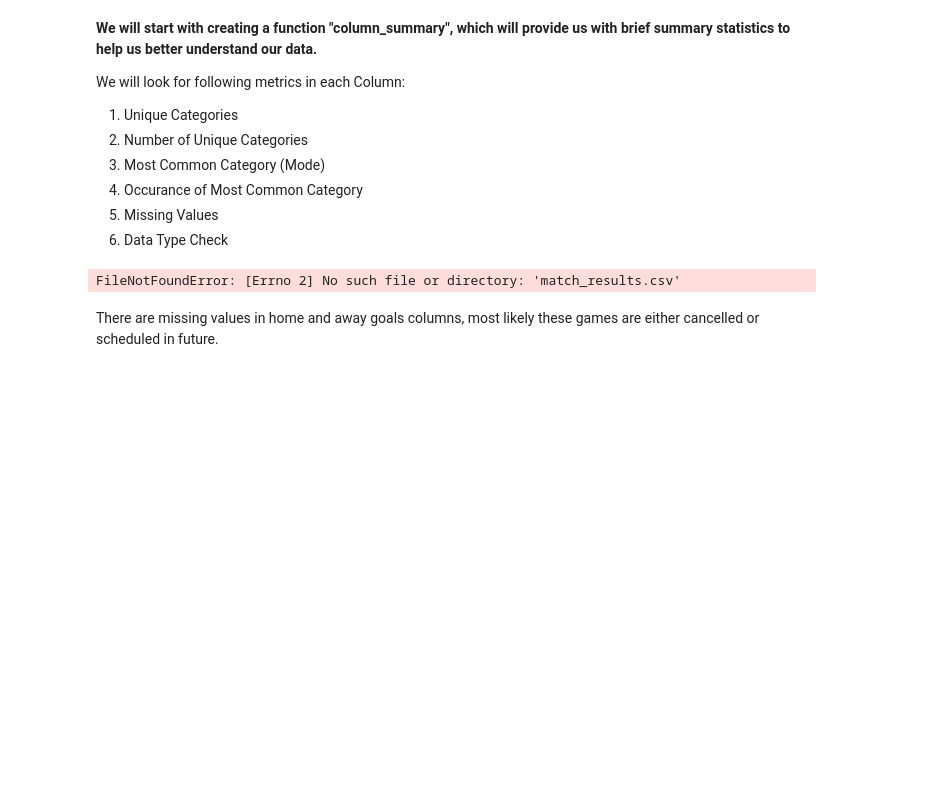
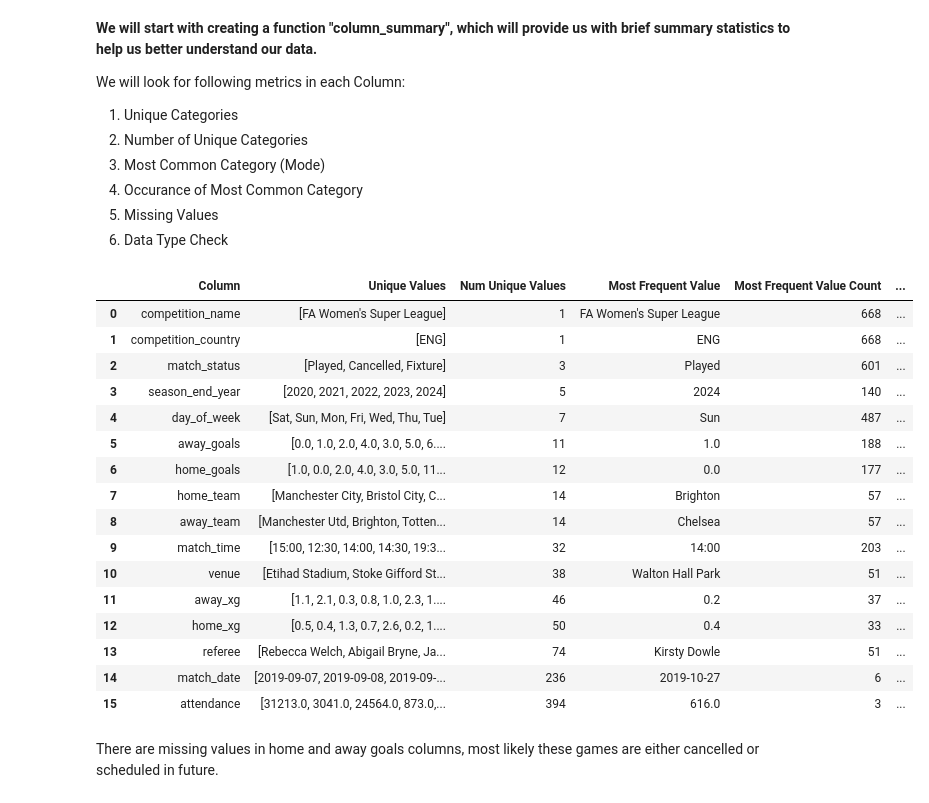
Before and after one commit to tahabinzafar/Data-Task---Portas, a Jupyter notebook: analysis.ipynb, the cells around one changed output. Cells and saved outputs as stored; diff of their text form; code cells hidden in the pictures; blank space fills up the shorter version.

```diff
--- a/analysis.ipynb
+++ b/analysis.ipynb
@@ -61,32 +61,45 @@ We will look for following metrics in each Column:
 4. Missing Values
 5. Data Type Check
 # %%
-# Load Data
-df = pd.read_csv('match_results.csv')
-
 # Displays Column Wise Summary Statistics
 def column_summary(df):
     summary_data = []
 
     for column in df.columns:
         unique_values = df[column].unique()
         num_unique_values = len(unique_values)
         most_frequent_value = df[column].mode().values[0]
         missing_data = df[column].isna().sum()
         most_frequent_count = df[column].value_counts().max()  # Count of the most frequent value
         data_type_check = df[column].dtype
 
         summary_data.append([column, unique_values, num_unique_values, most_frequent_value, most_frequent_count, missing_data, data_type_check])
 
     summary_df = pd.DataFrame(summary_data, columns=['Column', 'Unique Values', 'Num Unique Values', 'Most Frequent Value', 'Most Frequent Value Count', 'Missing Values Count', 'Data Type Check'])
     return summary_df
 
 summary = column_summary(df)
 summary.sort_values(by=['Num Unique Values'], inplace=True)
 
 summary.reset_index(drop=True)
 # %% [output]
-FileNotFoundError: [Errno 2] No such file or directory: 'match_results.csv'
+|  | Column | Unique Values | Num Unique Values | Most Frequent Value | Most Frequent Value Count | ... |
+| 0 | competition_name | [FA Women's Super League] | 1 | FA Women's Super League | 668 | ... |
+| 1 | competition_country | [ENG] | 1 | ENG | 668 | ... |
+| 2 | match_status | [Played, Cancelled, Fixture] | 3 | Played | 601 | ... |
+| 3 | season_end_year | [2020, 2021, 2022, 2023, 2024] | 5 | 2024 | 140 | ... |
+| 4 | day_of_week | [Sat, Sun, Mon, Fri, Wed, Thu, Tue] | 7 | Sun | 487 | ... |
+| 5 | away_goals | [0.0, 1.0, 2.0, 4.0, 3.0, 5.0, 6.... | 11 | 1.0 | 188 | ... |
+| 6 | home_goals | [1.0, 0.0, 2.0, 4.0, 3.0, 5.0, 11... | 12 | 0.0 | 177 | ... |
+| 7 | home_team | [Manchester City, Bristol City, C... | 14 | Brighton | 57 | ... |
+| 8 | away_team | [Manchester Utd, Brighton, Totten... | 14 | Chelsea | 57 | ... |
+| 9 | match_time | [15:00, 12:30, 14:00, 14:30, 19:3... | 32 | 14:00 | 203 | ... |
+| 10 | venue | [Etihad Stadium, Stoke Gifford St... | 38 | Walton Hall Park | 51 | ... |
+| 11 | away_xg | [1.1, 2.1, 0.3, 0.8, 1.0, 2.3, 1.... | 46 | 0.2 | 37 | ... |
+| 12 | home_xg | [0.5, 0.4, 1.3, 0.7, 2.6, 0.2, 1.... | 50 | 0.4 | 33 | ... |
+| 13 | referee | [Rebecca Welch, Abigail Bryne, Ja... | 74 | Kirsty Dowle | 51 | ... |
+| 14 | match_date | [2019-09-07, 2019-09-08, 2019-09-... | 236 | 2019-10-27 | 6 | ... |
+| 15 | attendance | [31213.0, 3041.0, 24564.0, 873.0,... | 394 | 616.0 | 3 | ... |
 # %% [markdown]
 There are missing values in home and away goals columns, most likely these games are either cancelled or scheduled in future.
 # %%
```
Also changed, not shown: parts of 3 cells of this notebook, 2 other files.
